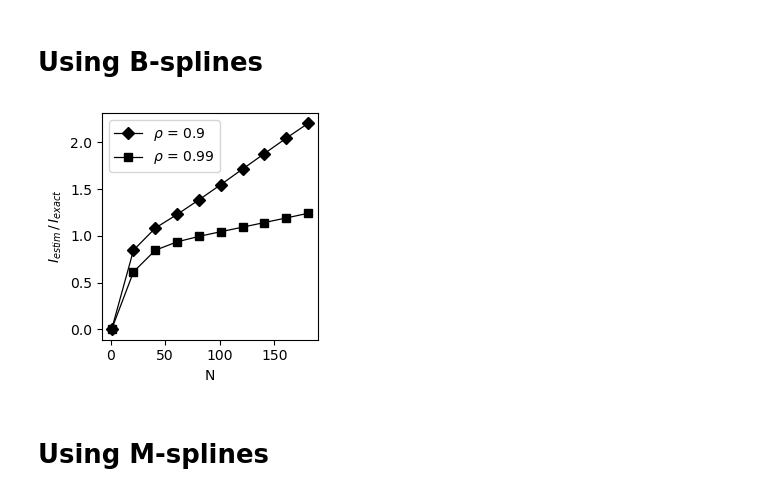
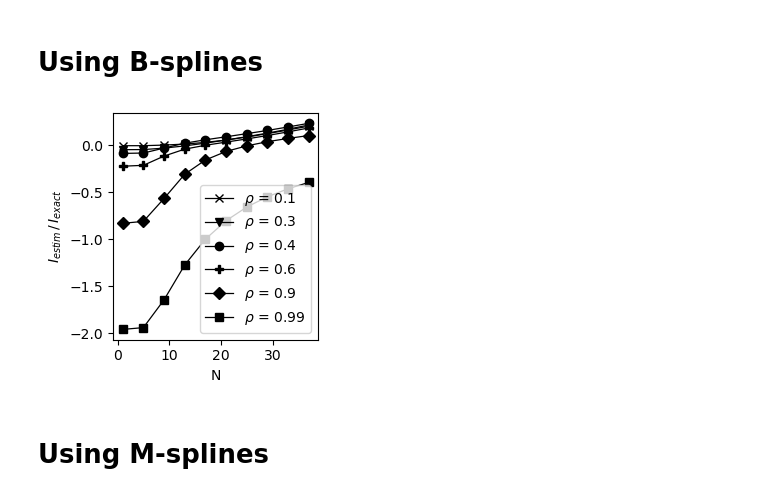
Before and after one commit to jonasbruhub/Analysis-of-Production-flow-systems-with-focus-on-industry, a Jupyter notebook: Simulations and code/MI estimation - splines.ipynb, the cells around one changed output. Cells and saved outputs as stored; diff of their text form; code cells hidden in the pictures.

```diff
--- a/Simulations and code/MI estimation - splines.ipynb
+++ b/Simulations and code/MI estimation - splines.ipynb
@@ -225,14 +229,14 @@ fig = plt.figure(figsize=(3,3))
 
 
 
-# n_mesh_list = range(1,40,4)
-n_mesh_list = range(1,200,20)
+n_mesh_list = range(1,40,4)
+# n_mesh_list = range(1,200,20)
 
 rho_list = [0.1, 0.3, 0.4, 0.6, 0.9, 0.99]
 
 for idx_rho, rho in tqdm(enumerate(rho_list)):
-    if idx_rho < 4:
-        continue
+    # if idx_rho < 4:
+    #     continue
 
     I_true = -0.5*np.log(1-rho**2)
 
@@ -283,35 +287,35 @@ for idx_rho, rho in tqdm(enumerate(rho_list)):
         # d1 = np.diff(hist[2])
 
         # # Using entropy to calculate MI
         # res = (densities * np.nan_to_num(np.log(densities / Deltas))).sum() - (f0*np.log(f0 / d0)).sum() - (f1*np.log(f1/d1) ).sum()
         # res_list[idx] = res
 
 
-    plt.plot(n_mesh_list,res_list / I_true, label=r"$\rho$" + f" = {rho}", marker = marker_list[idx_rho], color="black", linewidth = 0.9)
+    plt.plot(n_mesh_list,res_list - I_true, label=r"$\rho$" + f" = {rho}", marker = marker_list[idx_rho], color="black", linewidth = 0.9)
     # plt.axhline(y = -0.5*np.log(1-rho**2), color = "r")
 
 plt.xlabel("N")
 plt.ylabel(r"$I_{estim}\, /\, I_{exact}$")
 # plt.ylabel(r"$I_{estim}\, -\, I_{exact}$")
 plt.legend();
 plt.tight_layout()
 
 
 
 # gaussian example original all
 # gaussian example original zoom
 # gaussian example original high corr
 # plt.savefig(graphics_path + "/gaussian example original high corr - B-spline - error.pdf", bbox_inches='tight')
 # plt.savefig(graphics_path + "/gaussian example original high corr - B-spline - error", bbox_inches='tight')
 
 # plt.savefig(graphics_path + "/gaussian example original all - B-spline.pdf", bbox_inches='tight')
 # plt.savefig(graphics_path + "/gaussian example original all - B-spline", bbox_inches='tight')
 
 
 # plt.savefig(graphics_path + "/gaussian example original zoom - B-spline.pdf", bbox_inches='tight')
 # plt.savefig(graphics_path + "/gaussian example original zoom - B-spline", bbox_inches='tight')
 # %% [output]
-[figure, old version]
+[figure, new version]
 # %% [markdown]
 # Using M-splines
 # %%
```
Also changed, not shown: parts of 1 cell of this notebook, 20 other files.
